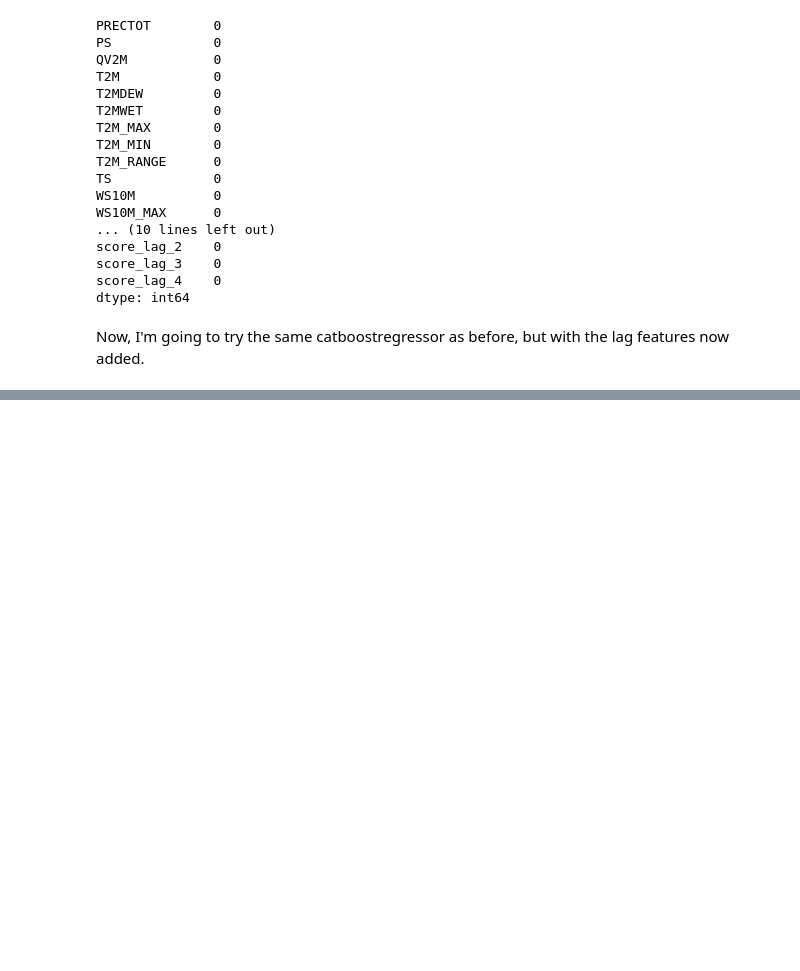
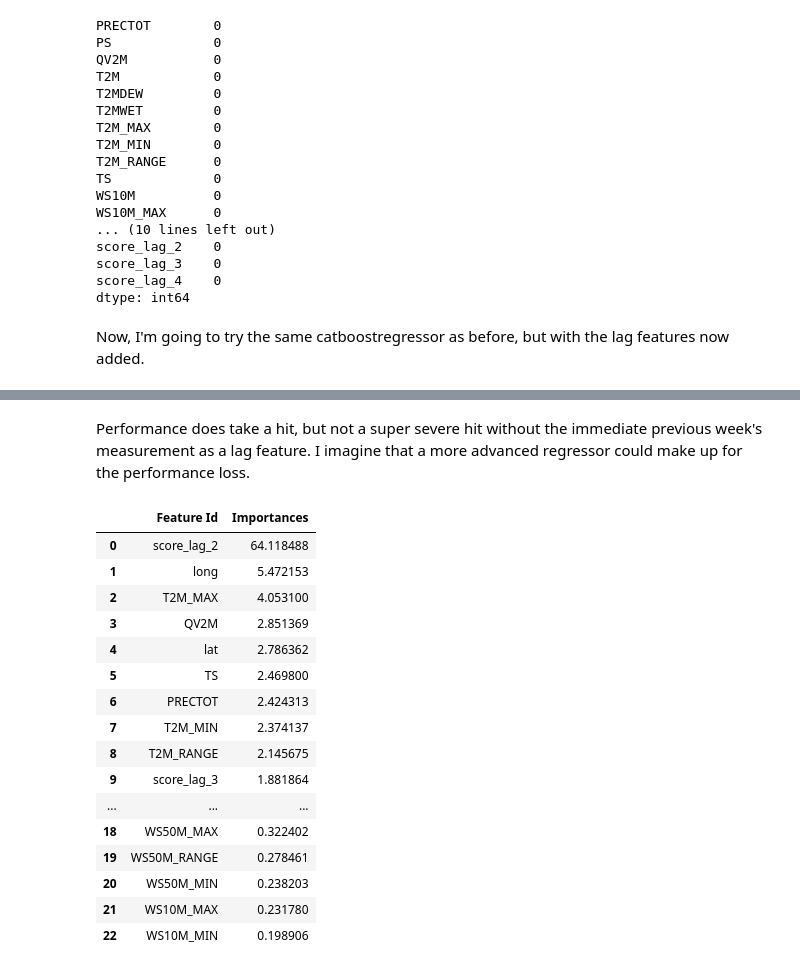
Before and after one commit to babusid/ECE461P_Project, a Jupyter notebook: models/regression_experiments.ipynb, the cells around one changed output, grey strips where cells are left out. Cells and saved outputs as stored; diff of their text form; code cells hidden in the pictures; blank space fills up the shorter version.

```diff
--- a/models/regression_experiments.ipynb
+++ b/models/regression_experiments.ipynb
@@ -652,0 +750,22 @@ print("R2 Score: ", r2_score(test['score'], mlp_pred_truncated))
+# %% [markdown]
+Performance does take a hit, but not a super severe hit without the immediate previous week's measurement as a lag feature. I imagine that a more advanced regressor could make up for the performance loss.
+# %%
+model2.get_feature_importance(prettified=True)
+# %% [output]
+|  | Feature Id | Importances |
+| 0 | score_lag_2 | 64.118488 |
+| 1 | long | 5.472153 |
+| 2 | T2M_MAX | 4.053100 |
+| 3 | QV2M | 2.851369 |
+| 4 | lat | 2.786362 |
+| 5 | TS | 2.469800 |
+| 6 | PRECTOT | 2.424313 |
+| 7 | T2M_MIN | 2.374137 |
+| 8 | T2M_RANGE | 2.145675 |
+| 9 | score_lag_3 | 1.881864 |
+| ... | ... | ... |
+| 18 | WS50M_MAX | 0.322402 |
+| 19 | WS50M_RANGE | 0.278461 |
+| 20 | WS50M_MIN | 0.238203 |
+| 21 | WS10M_MAX | 0.231780 |
+| 22 | WS10M_MIN | 0.198906 |
```
Also changed, not shown: parts of 12 cells of this notebook.
